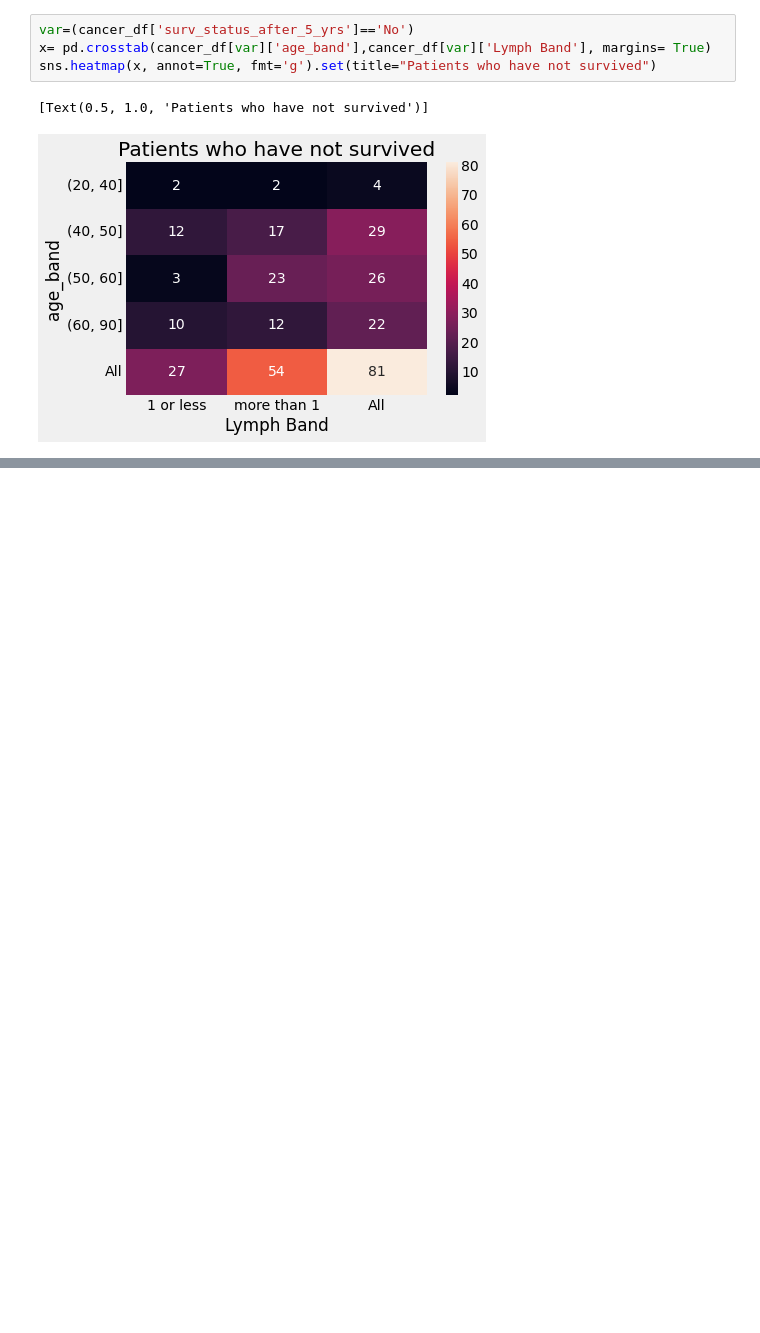
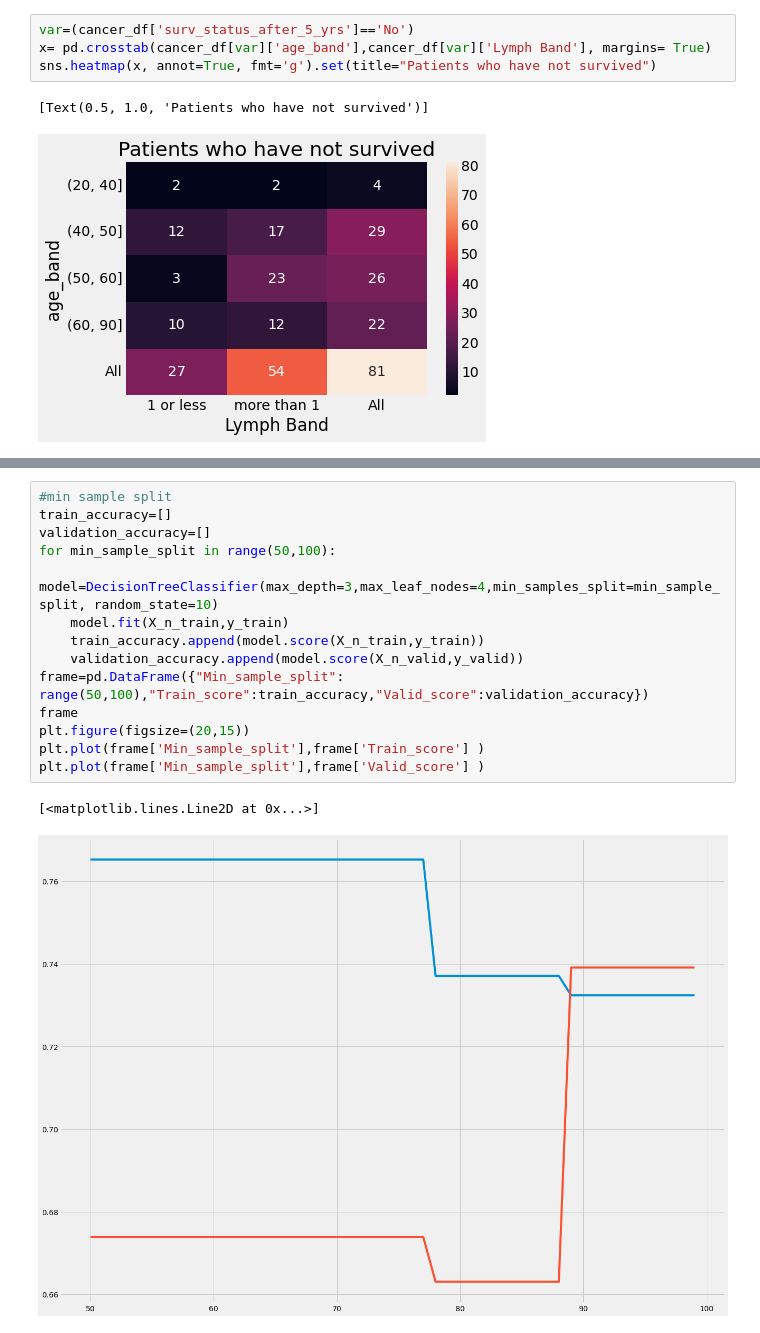
Before and after one commit to ash-captain26/Habermann-Survival, a Jupyter notebook: Habermann_survival.ipynb, the cells around one changed output, grey strips where cells are left out. Drawn from its saved outputs; the diff is of its cells as text; blank space fills up the shorter version.

```diff
--- a/Habermann_survival.ipynb
+++ b/Habermann_survival.ipynb
@@ -241,0 +438,17 @@ Here we see in this bivariate analysis regarding age band v/s lymph nodes that w
+# %%
+#min sample split
+train_accuracy=[]
+validation_accuracy=[]
+for min_sample_split in range(50,100):
+    model=DecisionTreeClassifier(max_depth=3,max_leaf_nodes=4,min_samples_split=min_sample_split, random_state=10)
+    model.fit(X_n_train,y_train)
+    train_accuracy.append(model.score(X_n_train,y_train))
+    validation_accuracy.append(model.score(X_n_valid,y_valid))
+frame=pd.DataFrame({"Min_sample_split": range(50,100),"Train_score":train_accuracy,"Valid_score":validation_accuracy})
+frame
+plt.figure(figsize=(20,15))
+plt.plot(frame['Min_sample_split'],frame['Train_score'] )
+plt.plot(frame['Min_sample_split'],frame['Valid_score'] )
+# %% [output]
+[<matplotlib.lines.Line2D at 0x...>]
+[figure, added]
```
Also changed, not shown: parts of 65 cells of this notebook.
